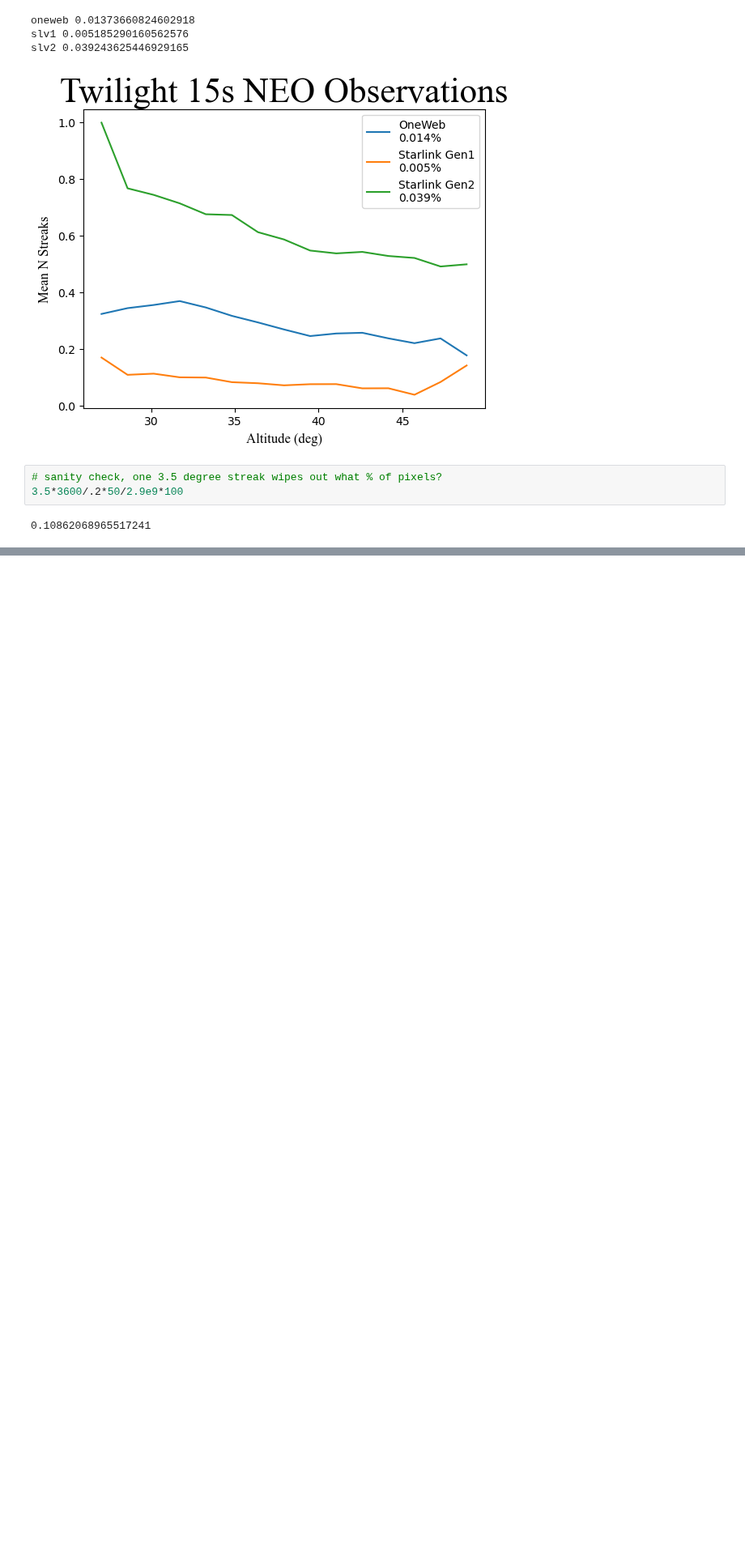
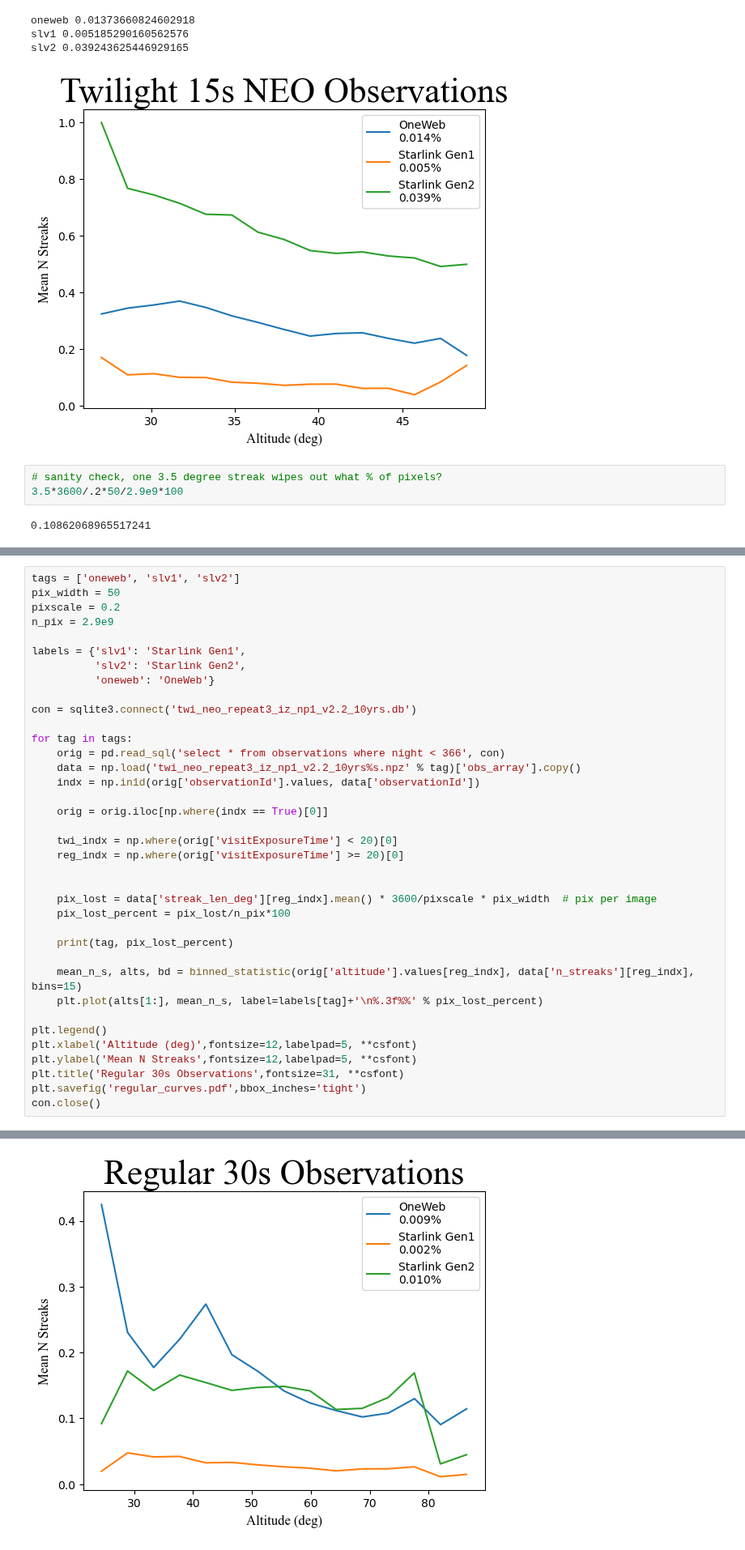
Before and after one commit to lsst-sims/satellite-dodging-ApJL, a Jupyter notebook: plots/twilight_neo.ipynb, the cells around one changed output, grey strips where cells are left out. Shown at 81% size. Saved outputs shown, nothing was run; the diff lists cells and outputs as text; blank space fills up the shorter version.

```diff
--- a/plots/twilight_neo.ipynb
+++ b/plots/twilight_neo.ipynb
@@ -98,0 +138,38 @@ slv2 0.039243625446929165
+# %%
+tags = ['oneweb', 'slv1', 'slv2']
+pix_width = 50
+pixscale = 0.2
+n_pix = 2.9e9
+
+labels = {'slv1': 'Starlink Gen1',
+          'slv2': 'Starlink Gen2',
+          'oneweb': 'OneWeb'}
+
+con = sqlite3.connect('twi_neo_repeat3_iz_np1_v2.2_10yrs.db')
+
+for tag in tags:
+    orig = pd.read_sql('select * from observations where night < 366', con)
+    data = np.load('twi_neo_repeat3_iz_np1_v2.2_10yrs%s.npz' % tag)['obs_array'].copy()
+    indx = np.in1d(orig['observationId'].values, data['observationId'])
+
+    orig = orig.iloc[np.where(indx == True)[0]]
+
+    twi_indx = np.where(orig['visitExposureTime'] < 20)[0]
+    reg_indx = np.where(orig['visitExposureTime'] >= 20)[0]
+
+
+    pix_lost = data['streak_len_deg'][reg_indx].mean() * 3600/pixscale * pix_width  # pix per image
+    pix_lost_percent = pix_lost/n_pix*100
+
+    print(tag, pix_lost_percent)
+
+    mean_n_s, alts, bd = binned_statistic(orig['altitude'].values[reg_indx], data['n_streaks'][reg_indx], bins=15)
+    plt.plot(alts[1:], mean_n_s, label=labels[tag]+'\n%.3f%%' % pix_lost_percent)
+
+plt.legend()
+plt.xlabel('Altitude (deg)',fontsize=12,labelpad=5, **csfont)
+plt.ylabel('Mean N Streaks',fontsize=12,labelpad=5, **csfont)
+plt.title('Regular 30s Observations',fontsize=31, **csfont)
+plt.savefig('regular_curves.pdf',bbox_inches='tight')
+con.close()
+# %% [output]
@@ -98,0 +179 @@ slv2 0.039243625446929165
+[figure, added]
```
Also changed, not shown: parts of 3 cells of this notebook, 5 other files.
